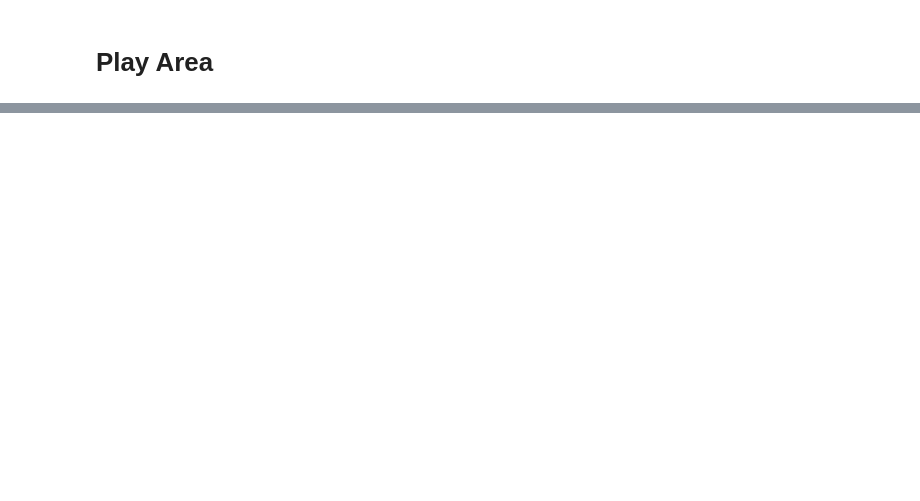
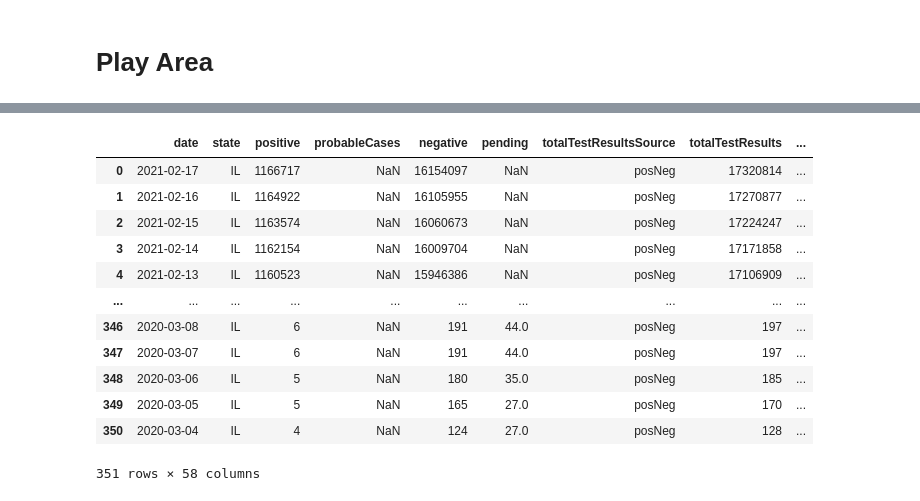
Before and after one commit to MrSteve2/CTP-Reporting, a Jupyter notebook: States/IL/IL_LTC_Get_n_Process.ipynb, the cells around one changed output, grey strips where cells are left out. Drawn from its saved outputs; the diff is of its cells as text; code cells hidden in the pictures; blank space fills up the shorter version.

```diff
--- a/States/IL/IL_LTC_Get_n_Process.ipynb
+++ b/States/IL/IL_LTC_Get_n_Process.ipynb
@@ -177,8 +275,8 @@ il_data_df['date']= pd.to_datetime(il_data_df['date'].astype(str), format='%Y%m%
 # %%
 chart_title = 'IL Cases by Week'
 il_data_df['legend'] = 'state'
-il_data_df['positiveIncrease_7day'] = il_data_df['positiveIncrease'].rolling(7).mean().round(1)
-chart3 = alt.Chart(il_data_df).mark_line(color="#FFAA00").encode(
+il_data_df['positiveIncrease_7day'] = il_data_df['positiveIncrease'].rolling(7).sum().round(1)
+chart1 = alt.Chart(il_data_df).mark_line(color="#FFAA00").encode(
                      x=alt.X('yearmonthdate(date):O', title='date', axis=alt.Axis(labelSeparation=10)),
                      y='positiveIncrease_7day',
                      color=alt.Color('legend', legend=alt.Legend(title="Cases"))
@@ -187,9 +285,28 @@ chart3 = alt.Chart(il_data_df).mark_line(color="#FFAA00").encode(
 chart_title = 'IL Cases by Week'
 df['legend'] = 'LTC'
 
-chart1 = alt.Chart(df).mark_line().encode(
+chart2 = alt.Chart(df).mark_line().encode(
                      x=alt.X('yearmonthdate(reported_date):O', title='date', axis=alt.Axis(labelSeparation=10)),
                      y='new_confirmed_cases',
                      color=alt.Color('legend', legend=alt.Legend(title="Cases"))
                      ).properties( width=400, height=400, title=chart_title)
-chart1 + chart3
+
+chart_title = 'IL Deaths by Week'
+il_data_df['legend'] = 'state'
+il_data_df['deathIncrease_7day'] = il_data_df['deathIncrease'].rolling(7).sum().round(1)
+#il_data_df['deathIncrease_7day'] = il_data_df['deathIncrease_7day']  * 7
+chart3 = alt.Chart(il_data_df).mark_line(color="#FFAA00").encode(
+                     x=alt.X('yearmonthdate(date):O', title='date', axis=alt.Axis(labelSeparation=10)),
+                     y='deathIncrease_7day',
+                     color=alt.Color('legend', legend=alt.Legend(title="Cases"))
+                     ).properties( width=400, height=400, title=chart_title)
+
+chart_title = 'IL Deaths by Week'
+df['legend'] = 'LTC'
+
+chart4 = alt.Chart(df).mark_line().encode(
+                     x=alt.X('yearmonthdate(reported_date):O', title='date', axis=alt.Axis(labelSeparation=10)),
+                     y='new_deaths',
+                     color=alt.Color('legend', legend=alt.Legend(title="Cases"))
+                     ).properties( width=400, height=400, title=chart_title)
+(chart1 + chart2) | (chart3 + chart4)
@@ -195,0 +348,16 @@ chart1 + chart3
+# %%
+il_data_df
+# %% [output]
+|  | date | state | positive | probableCases | negative | pending | totalTestResultsSource | totalTestResults | ... |
+| 0 | 2021-02-17 | IL | 1166717 | NaN | 16154097 | NaN | posNeg | 17320814 | ... |
+| 1 | 2021-02-16 | IL | 1164922 | NaN | 16105955 | NaN | posNeg | 17270877 | ... |
+| 2 | 2021-02-15 | IL | 1163574 | NaN | 16060673 | NaN | posNeg | 17224247 | ... |
+| 3 | 2021-02-14 | IL | 1162154 | NaN | 16009704 | NaN | posNeg | 17171858 | ... |
+| 4 | 2021-02-13 | IL | 1160523 | NaN | 15946386 | NaN | posNeg | 17106909 | ... |
+| ... | ... | ... | ... | ... | ... | ... | ... | ... | ... |
+| 346 | 2020-03-08 | IL | 6 | NaN | 191 | 44.0 | posNeg | 197 | ... |
+| 347 | 2020-03-07 | IL | 6 | NaN | 191 | 44.0 | posNeg | 197 | ... |
+| 348 | 2020-03-06 | IL | 5 | NaN | 180 | 35.0 | posNeg | 185 | ... |
+| 349 | 2020-03-05 | IL | 5 | NaN | 165 | 27.0 | posNeg | 170 | ... |
+| 350 | 2020-03-04 | IL | 4 | NaN | 124 | 27.0 | posNeg | 128 | ... |
+351 rows × 58 columns
```
Also changed, not shown: parts of 15 cells of this notebook, 8 other files.
